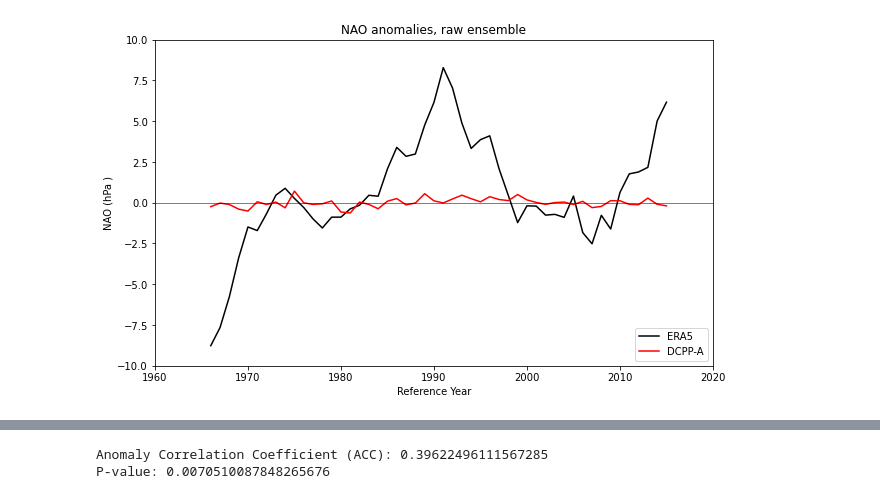
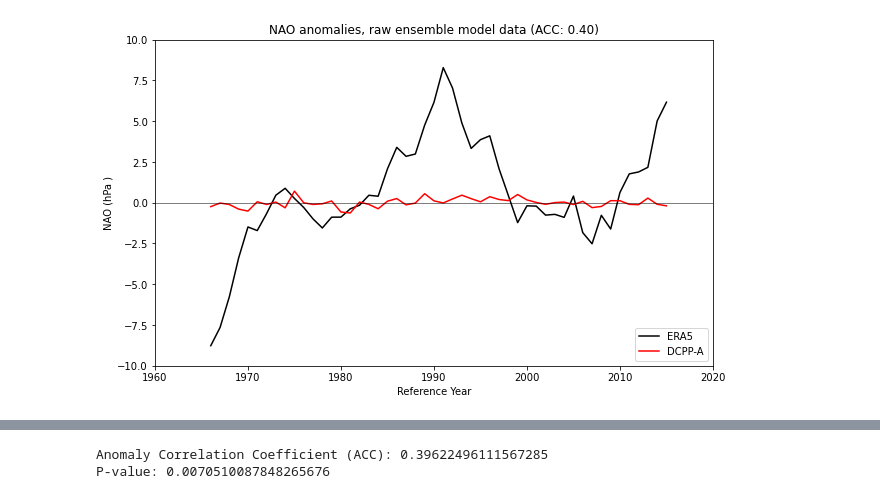
Before and after one commit to benhutchmet/multi-model-jasmin, a Jupyter notebook: plotting-figure.ipynb, the cells around one changed output, grey strips where cells are left out. Cells and saved outputs as stored; diff of their text form; code cells hidden in the pictures.

```diff
--- a/plotting-figure.ipynb
+++ b/plotting-figure.ipynb
@@ -174,10 +150,10 @@ obs_time = obs_time.astype("datetime64[Y]")
 obs_nao_anom = obs_psl[:, 0, 0] / 100
 # %%
 # extract the data for the multi-model mean
-model_psl = model["psl"]
-model_time = model_psl["time"].values
+model_psl_raw = model["psl"]
+model_time_raw = model_psl_raw["time"].values
 # set the type for the time variable
-model_time = model_time.astype("datetime64[Y]")
+model_time_raw = model_time_raw.astype("datetime64[Y]")
 
 # process the model data from Pa to hPa
-model_nao_anom = model_psl[:, 0, 0] / 100
+model_nao_anom_raw = model_psl_raw[:, 0, 0] / 100
@@ -192,31 +160,33 @@ print(model_time[:-9])
 # %%
 # plot the evolution of the NAO index with time
 # first create the figure
 fig = plt.figure(figsize=(10, 6))
 # add the axes
 ax = fig.add_subplot(111)
 # plot the data
 # now aligned, but still looks very slightly off compared to Doug's plot and Andrea's plot
 # perhaps something to ask doug down the line
 ax.plot(obs_time[3:], obs_nao_anom[3:], color="black", label="ERA5")
 #ax.plot(obs_bl_time[3:], obs_bl_nao_anom[3:], color="black", label="ERA5 hindcast BL", linestyle="--")
-ax.plot(model_time[:-4], model_nao_anom[:-4], color="red", label="DCPP-A")
+ax.plot(model_time_raw[:-4], model_nao_anom_raw[:-4], color="red", label="DCPP-A")
 ax.axhline(y=0, color="black", linestyle="-", linewidth=0.5)
+# calculate the ACC
+acc_score, _ = pearsonr(obs_nao_anom[3:-5], model_nao_anom_raw[:-9])
 # set the x-axis limits
 ax.set_xlim([np.datetime64("1960"), np.datetime64("2020")])
 # set the y-axis limits
 ax.set_ylim([-10, 10])
 # set the x-axis label
 ax.set_xlabel("Reference Year")
 # set the y-axis label
 ax.set_ylabel("NAO (hPa )")
 # set the title
-ax.set_title("NAO anomalies, raw ensemble")
+ax.set_title(f"NAO anomalies, raw ensemble model data (ACC: {acc_score:.2f})")
 # add the legend in the bottom right corner
 ax.legend(loc="lower right")
 # save the figure
 plt.savefig("/home/users/benhutch/multi-model/plots/nao-anomaly-raw.png", dpi=300)
 # show the figure
 plt.show()
 # %% [output]
-[figure, old version]
+[figure, new version]
```
Also changed, not shown: parts of 25 cells of this notebook.
